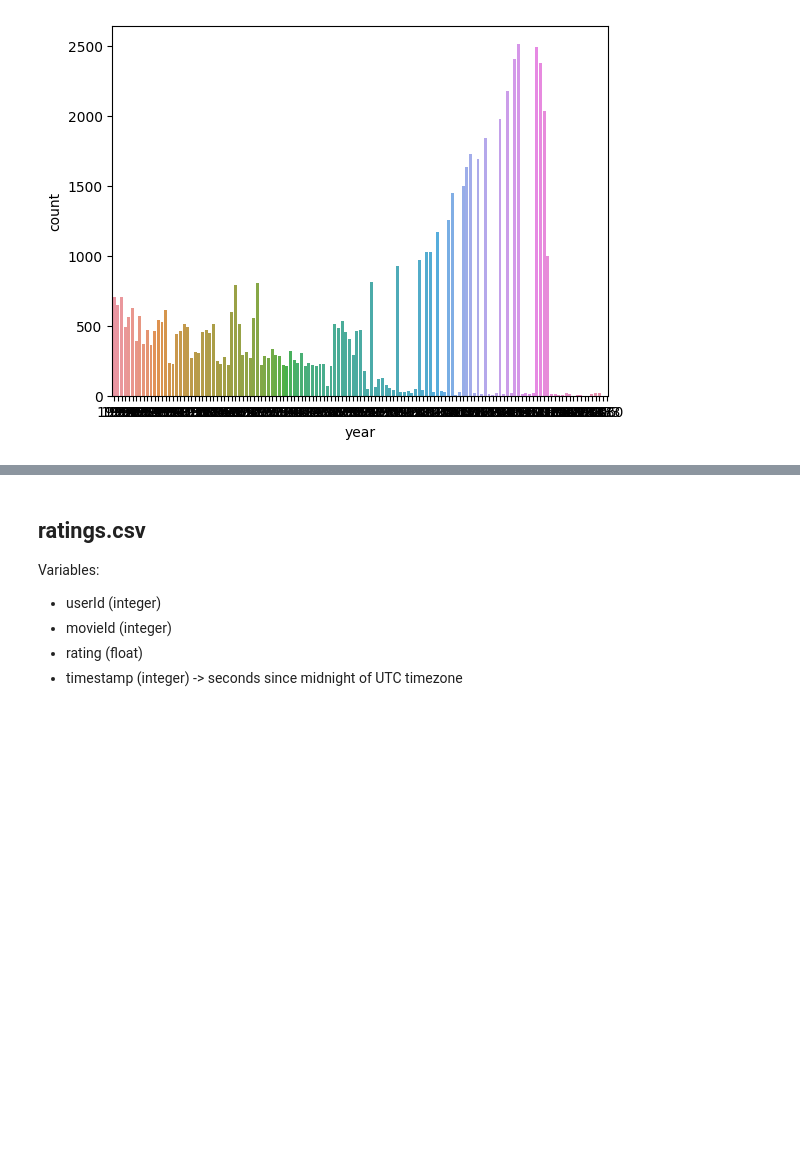
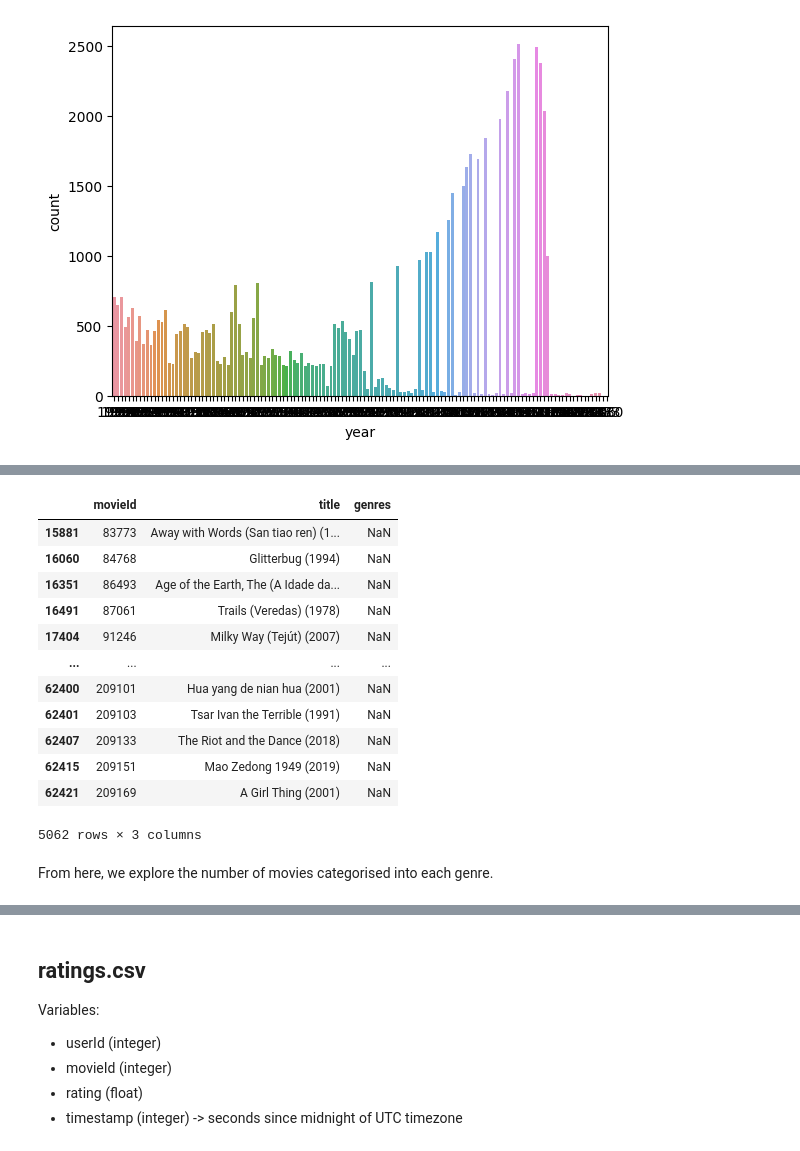
Before and after one commit to renachongpq/stor565_proj, a Jupyter notebook: movielens_data.ipynb, the cells around one changed output, grey strips where cells are left out. Saved outputs shown, nothing was run; the diff lists cells and outputs as text; code cells hidden in the pictures; blank space fills up the shorter version.

```diff
--- a/movielens_data.ipynb
+++ b/movielens_data.ipynb
@@ -145,0 +152,18 @@ There are 5062 movies with no genres listed
+# %%
+movies[movies["genres"].isnull()] # movies with no genres listed, which are the same as those before the genre column was manipulated
+# %% [output]
+|  | movieId | title | genres |
+| 15881 | 83773 | Away with Words (San tiao ren) (1... | NaN |
+| 16060 | 84768 | Glitterbug (1994) | NaN |
+| 16351 | 86493 | Age of the Earth, The (A Idade da... | NaN |
+| 16491 | 87061 | Trails (Veredas) (1978) | NaN |
+| 17404 | 91246 | Milky Way (Tejút) (2007) | NaN |
+| ... | ... | ... | ... |
+| 62400 | 209101 | Hua yang de nian hua (2001) | NaN |
+| 62401 | 209103 | Tsar Ivan the Terrible (1991) | NaN |
+| 62407 | 209133 | The Riot and the Dance (2018) | NaN |
+| 62415 | 209151 | Mao Zedong 1949 (2019) | NaN |
+| 62421 | 209169 | A Girl Thing (2001) | NaN |
+5062 rows × 3 columns
+# %% [markdown]
+From here, we explore the number of movies categorised into each genre.
```
Also changed, not shown: parts of 14 cells of this notebook.
